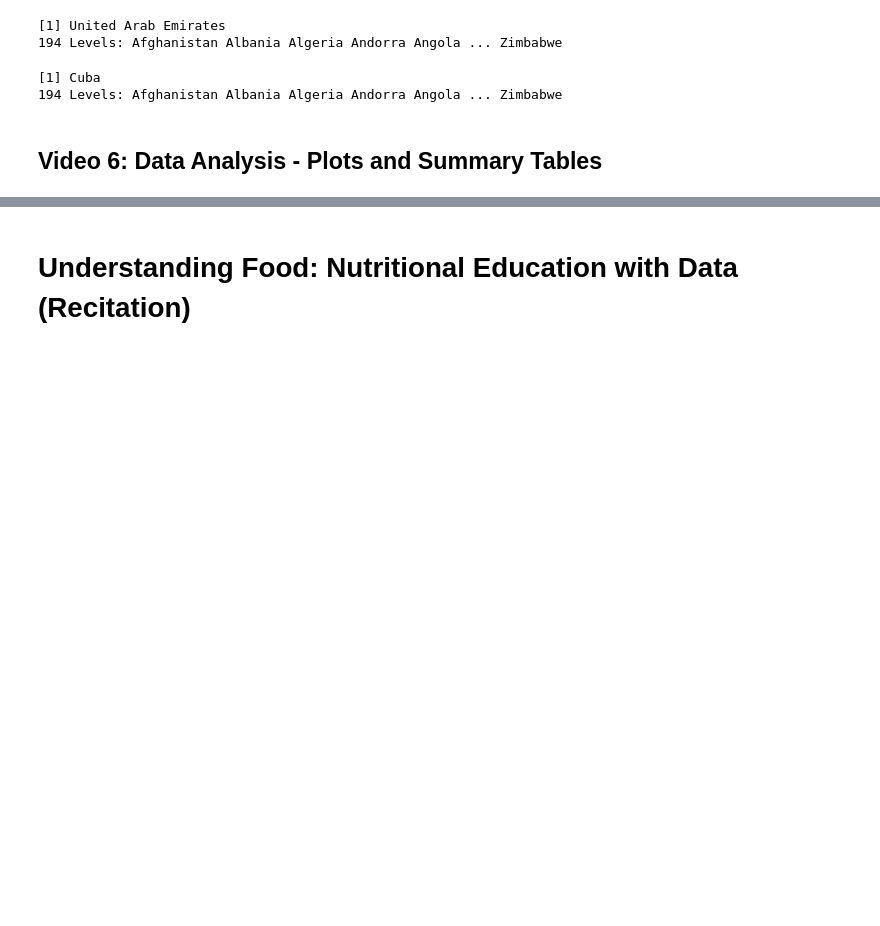
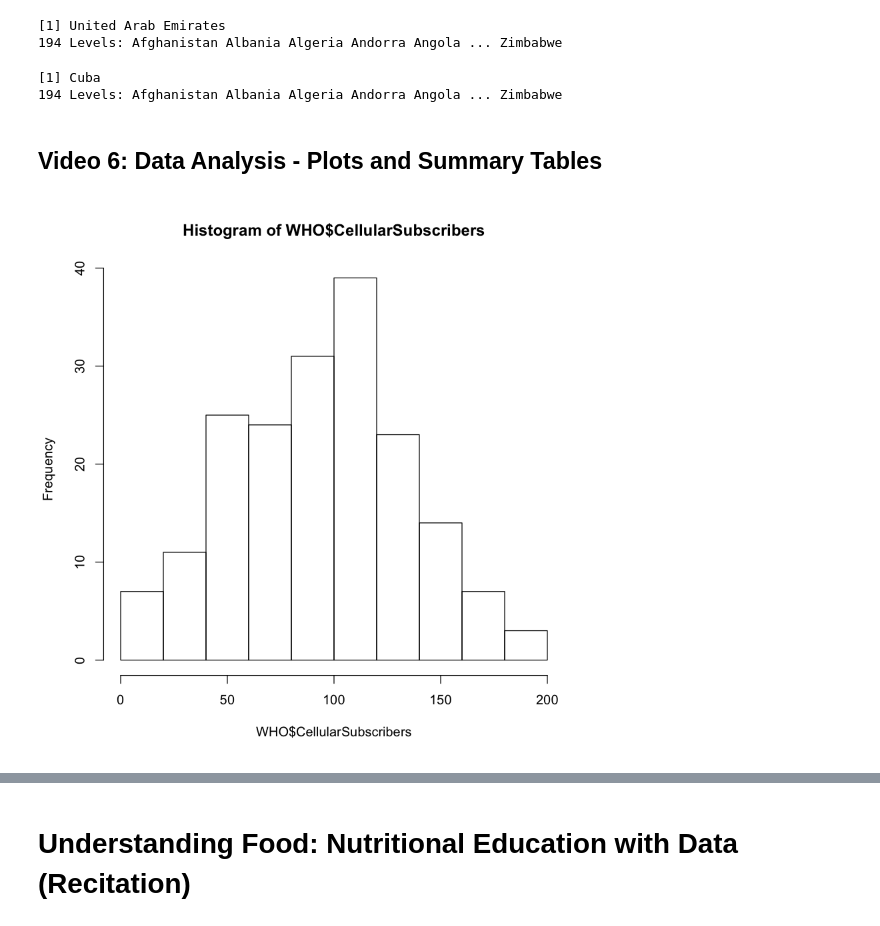
Before and after one commit to zarak/AnalyticsEdge, a Jupyter notebook: Unit 1.ipynb, the cells around one changed output, grey strips where cells are left out. Cells and saved outputs as stored; diff of their text form; code cells hidden in the pictures; blank space fills up the shorter version.

```diff
--- a/Unit 1.ipynb
+++ b/Unit 1.ipynb
@@ -208,3 +208,7 @@ WHO$Country[which.max(WHO$LiteracyRate)]
 194 Levels: Afghanistan Albania Algeria Andorra Angola ... Zimbabwe
 # %% [markdown]
 ## Video 6: Data Analysis - Plots and Summary Tables
+# %%
+hist(WHO$CellularSubscribers)
+# %% [output]
+[figure, added]
```
Also changed, not shown: parts of 9 cells of this notebook.
